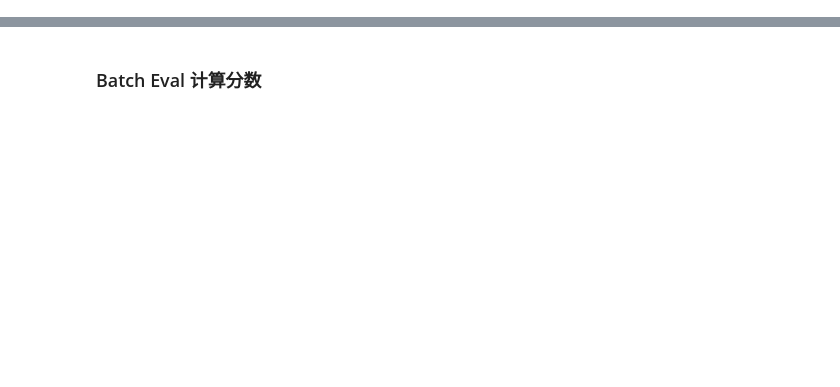
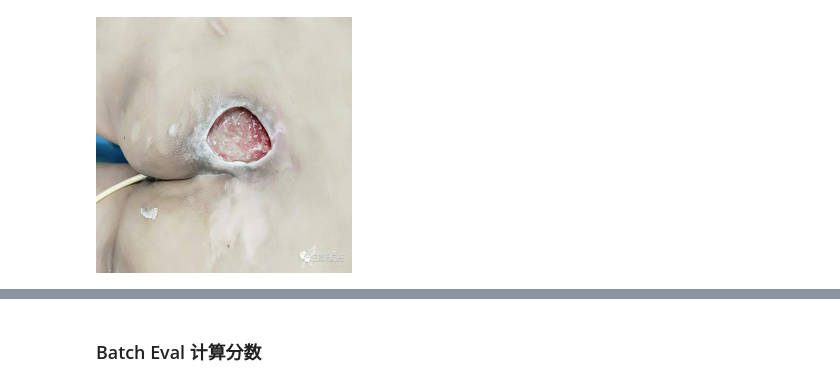
Before and after one commit to newfyu/Bedsore, a Jupyter notebook: demo.ipynb, the cells around one changed output, grey strips where cells are left out. Cells and saved outputs as stored; diff of their text form; code cells hidden in the pictures; blank space fills up the shorter version.

```diff
--- a/demo.ipynb
+++ b/demo.ipynb
@@ -20,3 +21,6 @@ ds = dm.test_dataloader().dataset
 # %%
-image,target = ds[0]
+image,target = ds[10]
+batch2pil(image).resize((SZ,SZ))
+# %% [output]
+[figure, added]
 # %%
```
Also changed, not shown: parts of 9 cells of this notebook, 2 other files.
